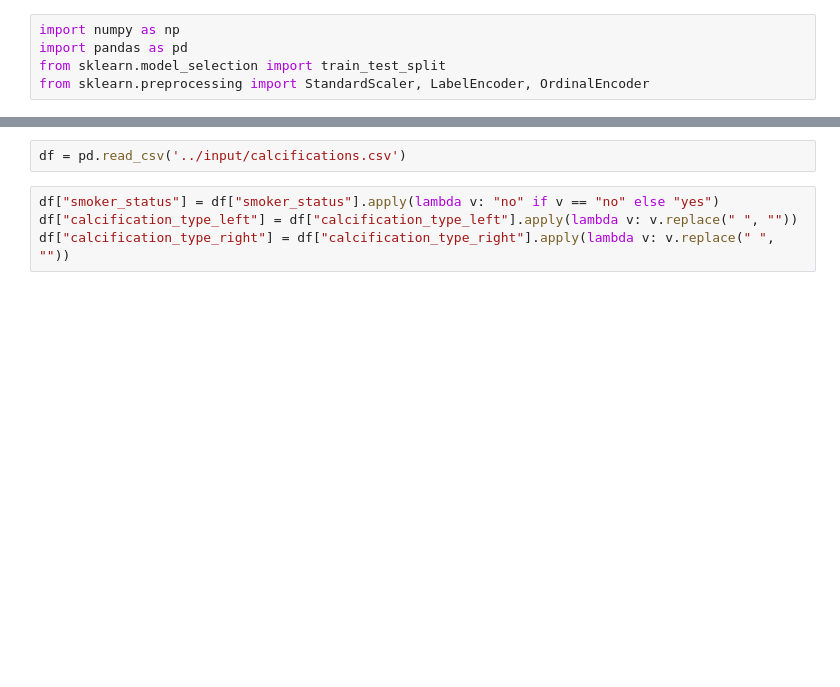
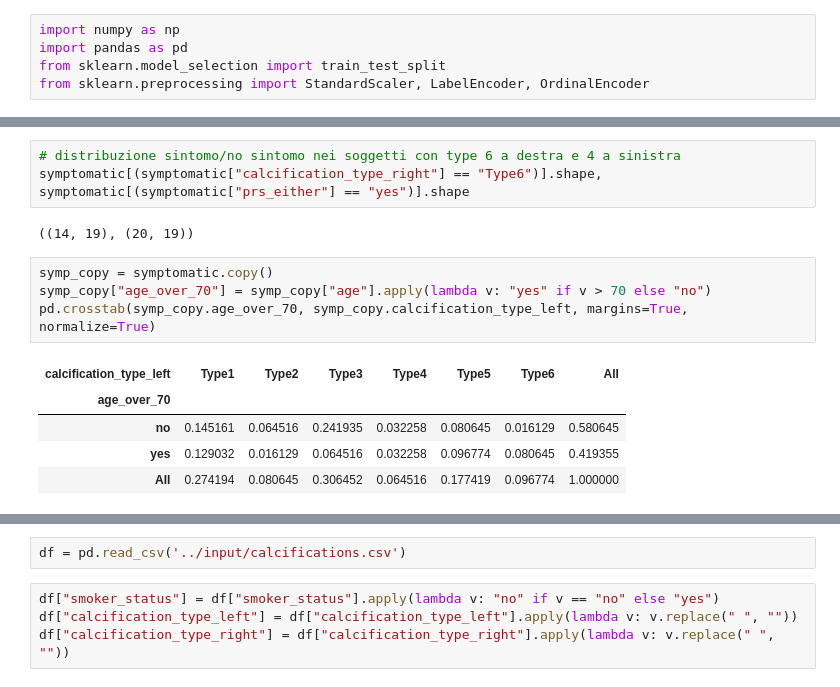
Before and after one commit to francescopisu/CEVEP, a Jupyter notebook: notebooks/preprocessing and train test split.ipynb, the cells around one changed output, grey strips where cells are left out. Cells and saved outputs as stored; diff of their text form; blank space fills up the shorter version.

```diff
--- a/notebooks/preprocessing and train test split.ipynb
+++ b/notebooks/preprocessing and train test split.ipynb
@@ -5,0 +294,15 @@ from sklearn.preprocessing import StandardScaler, LabelEncoder, OrdinalEncoder
+# %%
+# distribuzione sintomo/no sintomo nei soggetti con type 6 a destra e 4 a sinistra
+symptomatic[(symptomatic["calcification_type_right"] == "Type6")].shape, symptomatic[(symptomatic["prs_either"] == "yes")].shape
+# %% [output]
+((14, 19), (20, 19))
+# %%
+symp_copy = symptomatic.copy()
+symp_copy["age_over_70"] = symp_copy["age"].apply(lambda v: "yes" if v > 70 else "no")
+pd.crosstab(symp_copy.age_over_70, symp_copy.calcification_type_left, margins=True, normalize=True)
+# %% [output]
+| calcification_type_left | Type1 | Type2 | Type3 | Type4 | Type5 | Type6 | All |
+| age_over_70 |  |  |  |  |  |  |  |
+| no | 0.145161 | 0.064516 | 0.241935 | 0.032258 | 0.080645 | 0.016129 | 0.580645 |
+| yes | 0.129032 | 0.016129 | 0.064516 | 0.032258 | 0.096774 | 0.080645 | 0.419355 |
+| All | 0.274194 | 0.080645 | 0.306452 | 0.064516 | 0.177419 | 0.096774 | 1.000000 |
```
Also changed, not shown: parts of 76 cells of this notebook, 40 other files.
